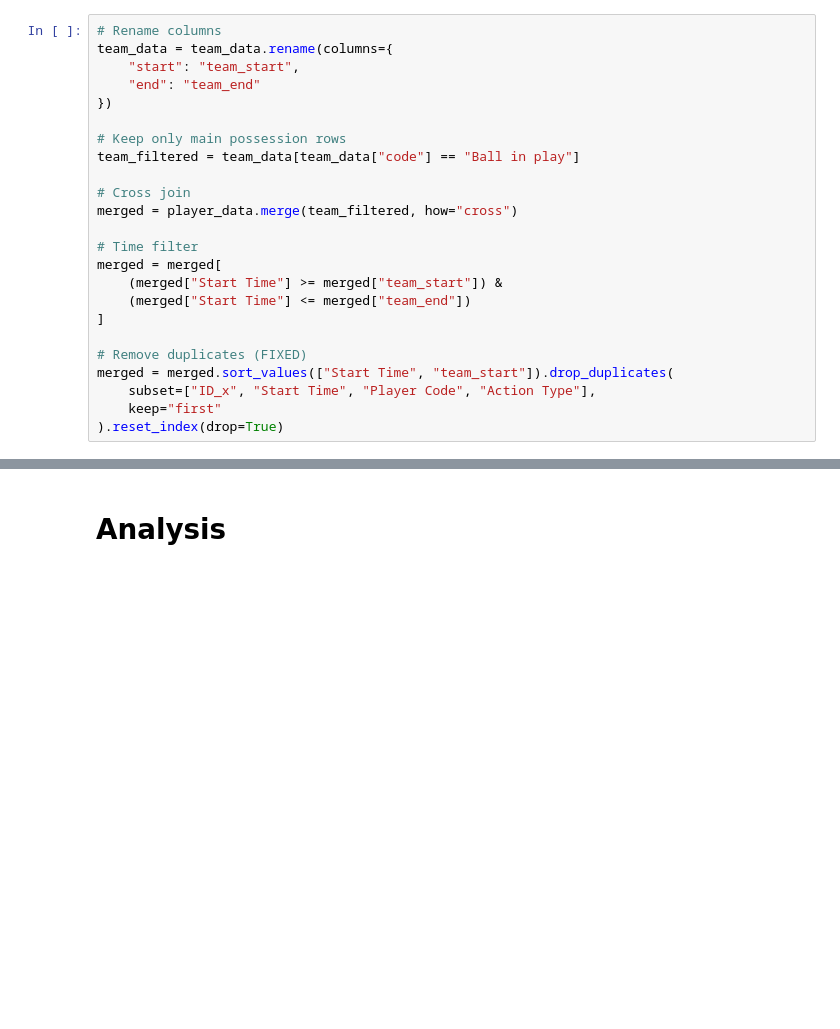
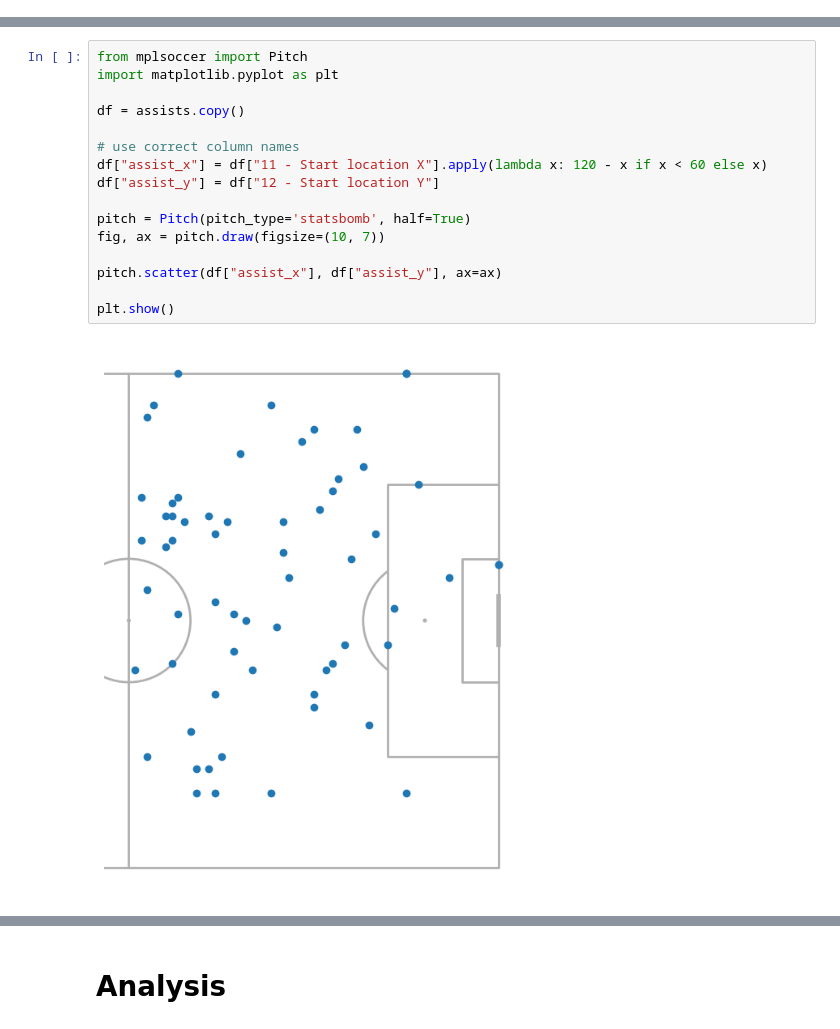
Before and after one commit to Hungagainagainagain/UofU-Soccer-Analytics, a Jupyter notebook: 2025season_analytics.ipynb, the cells around one changed output, grey strips where cells are left out. Drawn from its saved outputs; the diff is of its cells as text; blank space fills up the shorter version.

Commit message:
Asist map not rely reliable, Everything else was good.

```diff
--- a/2025season_analytics.ipynb
+++ b/2025season_analytics.ipynb
@@ -122,24 +93,0 @@ display(team_data.head(50))
-# %%
-# Rename columns
-team_data = team_data.rename(columns={
-    "start": "team_start",
-    "end": "team_end"
-})
-
-# Keep only main possession rows
-team_filtered = team_data[team_data["code"] == "Ball in play"]
-
-# Cross join
-merged = player_data.merge(team_filtered, how="cross")
-
-# Time filter
-merged = merged[
-    (merged["Start Time"] >= merged["team_start"]) &
-    (merged["Start Time"] <= merged["team_end"])
-]
-
-# Remove duplicates (FIXED)
-merged = merged.sort_values(["Start Time", "team_start"]).drop_duplicates(
-    subset=["ID_x", "Start Time", "Player Code", "Action Type"],
-    keep="first"
-).reset_index(drop=True)
@@ -169,0 +182,18 @@ merged.shape
+# %%
+from mplsoccer import Pitch
+import matplotlib.pyplot as plt
+
+df = assists.copy()
+
+# use correct column names
+df["assist_x"] = df["11 - Start location X"].apply(lambda x: 120 - x if x < 60 else x)
+df["assist_y"] = df["12 - Start location Y"]
+
+pitch = Pitch(pitch_type='statsbomb', half=True)
+fig, ax = pitch.draw(figsize=(10, 7))
+
+pitch.scatter(df["assist_x"], df["assist_y"], ax=ax)
+
+plt.show()
+# %% [output]
+[figure, added]
```
Also changed, not shown: parts of 21 cells of this notebook, 32 other files.
